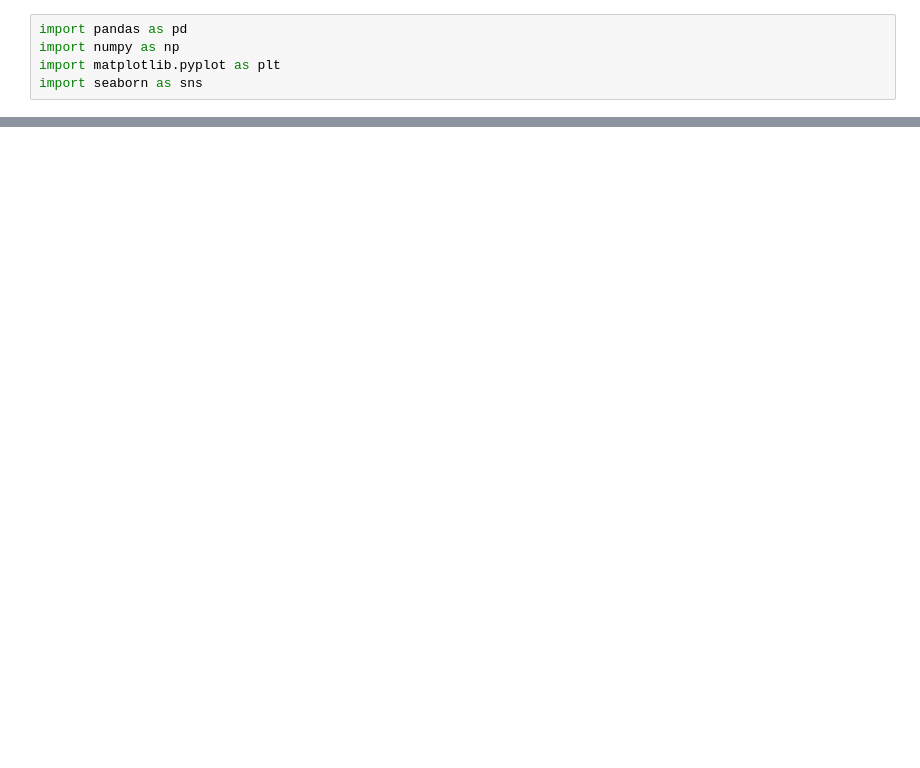
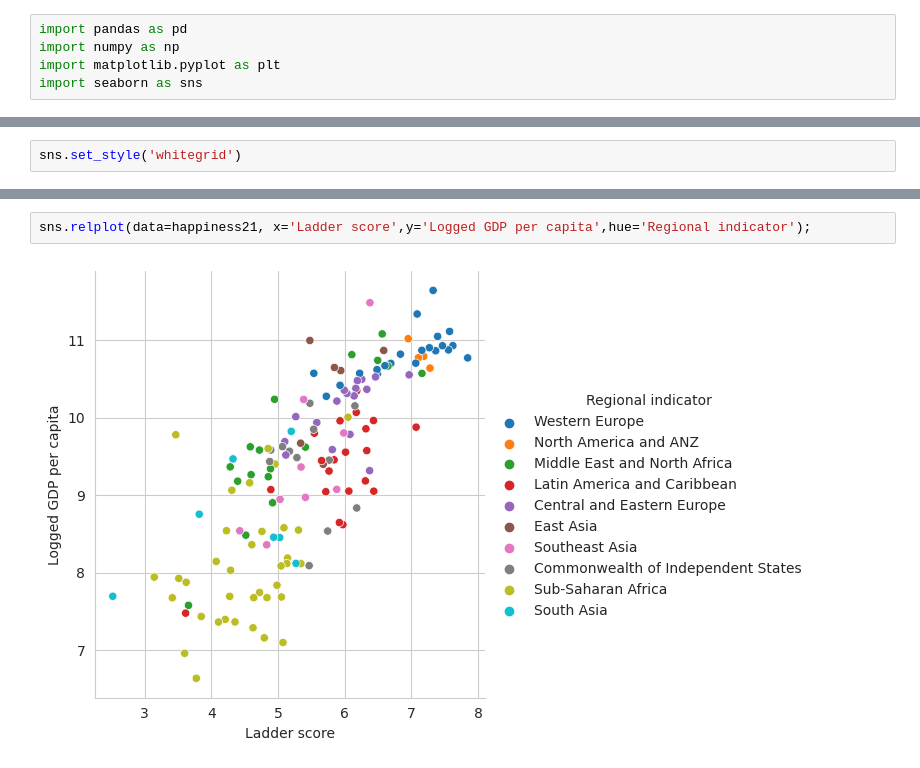
Before and after one commit to AstinSeverino/happinessByCountry, a Jupyter notebook: happiness.ipynb, the cells around one changed output, grey strips where cells are left out. Saved outputs shown, nothing was run; the diff lists cells and outputs as text; blank space fills up the shorter version.

```diff
--- a/happiness.ipynb
+++ b/happiness.ipynb
@@ -102,0 +39,2 @@ sns.catplot(data=happiness22[:20],x='Happiness score',y='Explained by: Freedom t
+# %%
+sns.set_style('whitegrid')
@@ -102,0 +47,4 @@ sns.catplot(data=happiness22[:20],x='Happiness score',y='Explained by: Freedom t
+# %%
+sns.relplot(data=happiness21, x='Ladder score',y='Logged GDP per capita',hue='Regional indicator');
+# %% [output]
+[figure, added]
```
Also changed, not shown: parts of 41 cells of this notebook.
